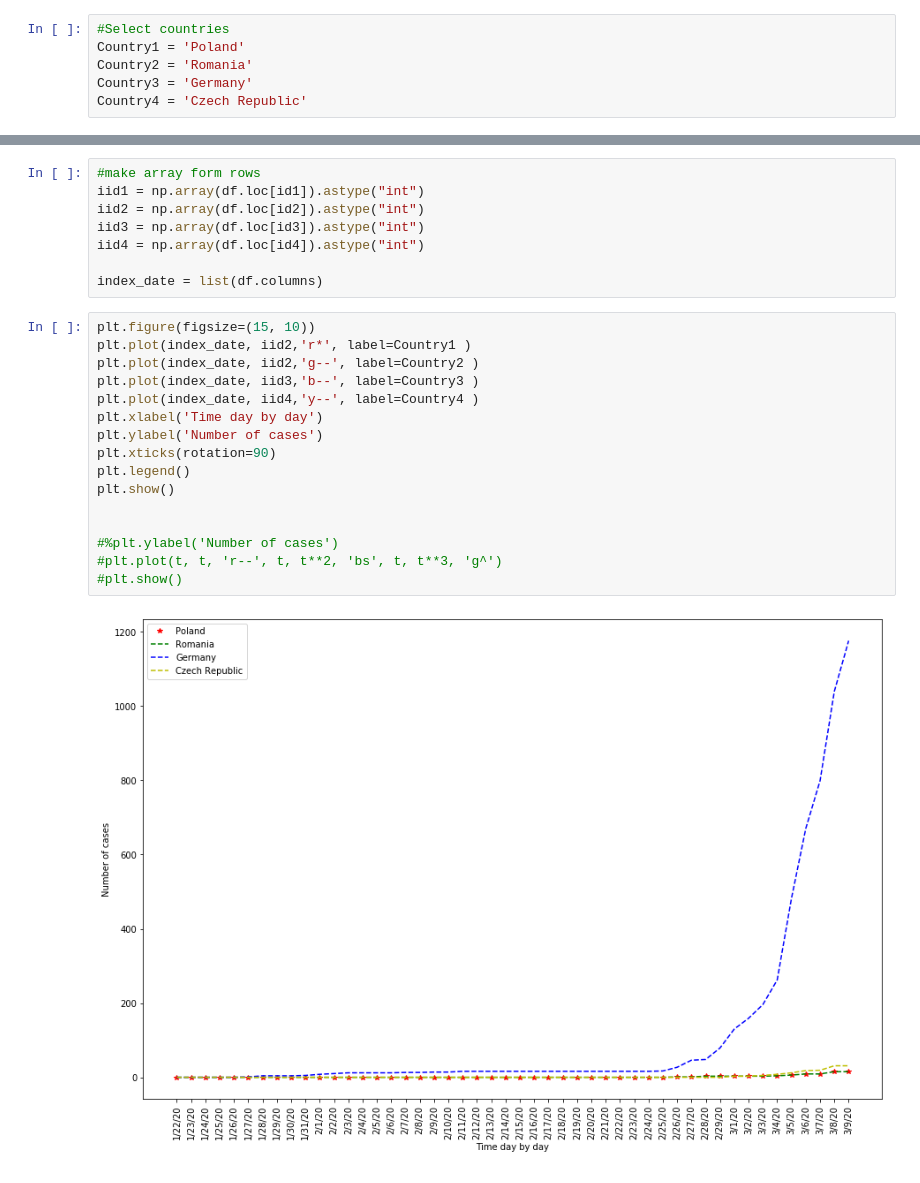
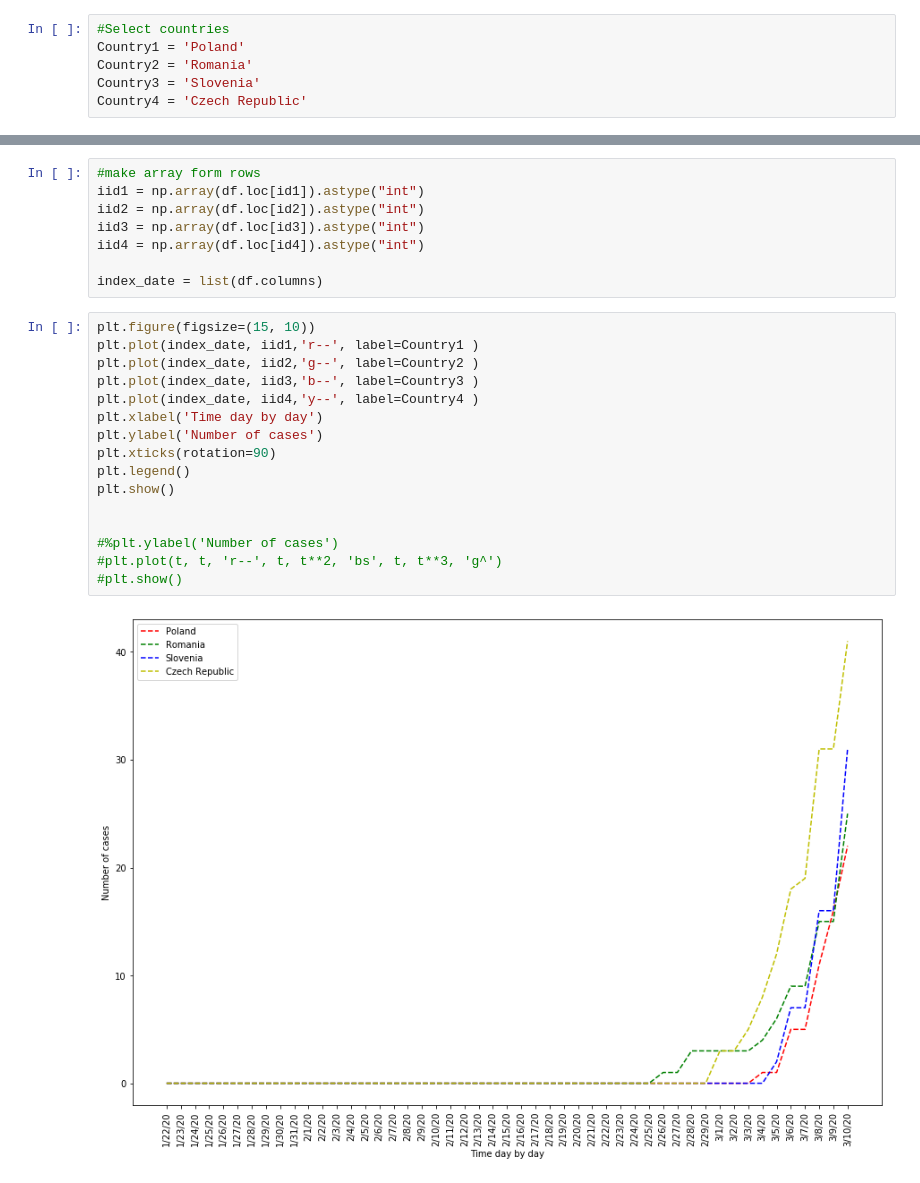
Before and after one commit to jedrzej00/COVID-19-Confirmed-Cases-by-Country, a Jupyter notebook: cases_graph.ipynb, the cells around one changed output, grey strips where cells are left out. Drawn from its saved outputs; the diff is of its cells as text.

Commit message:
Corrected incorrect display of charts

```diff
--- a/cases_graph.ipynb
+++ b/cases_graph.ipynb
@@ -14,7 +14,7 @@ df = pd.read_csv(url, index_col=False)
 #Select countries
 Country1 = 'Poland'
 Country2 = 'Romania'
-Country3 = 'Germany'
+Country3 = 'Slovenia'
 Country4 = 'Czech Republic'
 # %%
 #find country ID
@@ -35,19 +35,19 @@ iid4 = np.array(df.loc[id4]).astype("int")
 index_date = list(df.columns)
 # %%
 plt.figure(figsize=(15, 10))
-plt.plot(index_date, iid2,'r*', label=Country1 )
+plt.plot(index_date, iid1,'r--', label=Country1 )
 plt.plot(index_date, iid2,'g--', label=Country2 )
 plt.plot(index_date, iid3,'b--', label=Country3 )
 plt.plot(index_date, iid4,'y--', label=Country4 )
 plt.xlabel('Time day by day')
 plt.ylabel('Number of cases')
 plt.xticks(rotation=90)
 plt.legend()
 plt.show()
 
 
 #%plt.ylabel('Number of cases')
 #plt.plot(t, t, 'r--', t, t**2, 'bs', t, t**3, 'g^')
 #plt.show()
 # %% [output]
-[figure, old version]
+[figure, new version]
```
